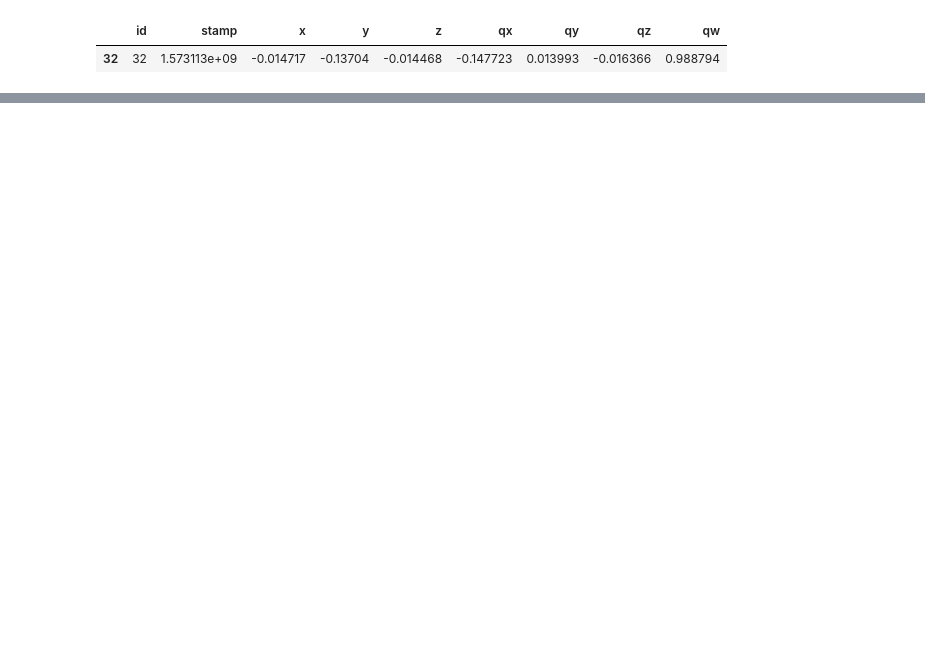
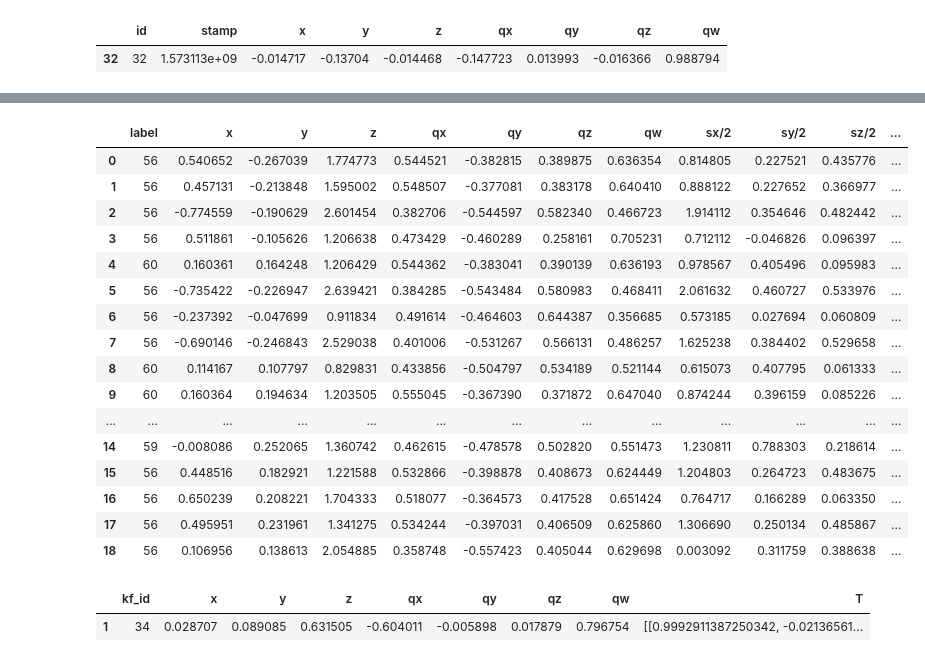
Before and after one commit to kandithws/ORB_SLAM2, a Jupyter notebook: scripts/result_sandox.ipynb, the cells around one changed output, grey strips where cells are left out. Saved outputs shown, nothing was run; the diff lists cells and outputs as text; code cells hidden in the pictures; blank space fills up the shorter version.

```diff
--- a/scripts/result_sandox.ipynb
+++ b/scripts/result_sandox.ipynb
@@ -72,0 +58,20 @@ keyframes
+# %%
+objects
+# %% [output]
+|  | label | x | y | z | qx | qy | qz | qw | sx/2 | sy/2 | sz/2 | ... |
+| 0 | 56 | 0.540652 | -0.267039 | 1.774773 | 0.544521 | -0.382815 | 0.389875 | 0.636354 | 0.814805 | 0.227521 | 0.435776 | ... |
+| 1 | 56 | 0.457131 | -0.213848 | 1.595002 | 0.548507 | -0.377081 | 0.383178 | 0.640410 | 0.888122 | 0.227652 | 0.366977 | ... |
+| 2 | 56 | -0.774559 | -0.190629 | 2.601454 | 0.382706 | -0.544597 | 0.582340 | 0.466723 | 1.914112 | 0.354646 | 0.482442 | ... |
+| 3 | 56 | 0.511861 | -0.105626 | 1.206638 | 0.473429 | -0.460289 | 0.258161 | 0.705231 | 0.712112 | -0.046826 | 0.096397 | ... |
+| 4 | 60 | 0.160361 | 0.164248 | 1.206429 | 0.544362 | -0.383041 | 0.390139 | 0.636193 | 0.978567 | 0.405496 | 0.095983 | ... |
+| 5 | 56 | -0.735422 | -0.226947 | 2.639421 | 0.384285 | -0.543484 | 0.580983 | 0.468411 | 2.061632 | 0.460727 | 0.533976 | ... |
+| 6 | 56 | -0.237392 | -0.047699 | 0.911834 | 0.491614 | -0.464603 | 0.644387 | 0.356685 | 0.573185 | 0.027694 | 0.060809 | ... |
+| 7 | 56 | -0.690146 | -0.246843 | 2.529038 | 0.401006 | -0.531267 | 0.566131 | 0.486257 | 1.625238 | 0.384402 | 0.529658 | ... |
+| 8 | 60 | 0.114167 | 0.107797 | 0.829831 | 0.433856 | -0.504797 | 0.534189 | 0.521144 | 0.615073 | 0.407795 | 0.061333 | ... |
+| 9 | 60 | 0.160364 | 0.194634 | 1.203505 | 0.555045 | -0.367390 | 0.371872 | 0.647040 | 0.874244 | 0.396159 | 0.085226 | ... |
+| ... | ... | ... | ... | ... | ... | ... | ... | ... | ... | ... | ... | ... |
+| 14 | 59 | -0.008086 | 0.252065 | 1.360742 | 0.462615 | -0.478578 | 0.502820 | 0.551473 | 1.230811 | 0.788303 | 0.218614 | ... |
+| 15 | 56 | 0.448516 | 0.182921 | 1.221588 | 0.532866 | -0.398878 | 0.408673 | 0.624449 | 1.204803 | 0.264723 | 0.483675 | ... |
+| 16 | 56 | 0.650239 | 0.208221 | 1.704333 | 0.518077 | -0.364573 | 0.417528 | 0.651424 | 0.764717 | 0.166289 | 0.063350 | ... |
+| 17 | 56 | 0.495951 | 0.231961 | 1.341275 | 0.534244 | -0.397031 | 0.406509 | 0.625860 | 1.306690 | 0.250134 | 0.485867 | ... |
+| 18 | 56 | 0.106956 | 0.138613 | 2.054885 | 0.358748 | -0.557423 | 0.405044 | 0.629698 | 0.003092 | 0.311759 | 0.388638 | ... |
@@ -72,0 +94,5 @@ keyframes
+# %%
+tag
+# %% [output]
+|  | kf_id | x | y | z | qx | qy | qz | qw | T |
+| 1 | 34 | 0.028707 | 0.089085 | 0.631505 | -0.604011 | -0.005898 | 0.017879 | 0.796754 | [[0.9992911387250342, -0.02136561... |
```
Also changed, not shown: parts of 34 cells of this notebook, 1 other file.
